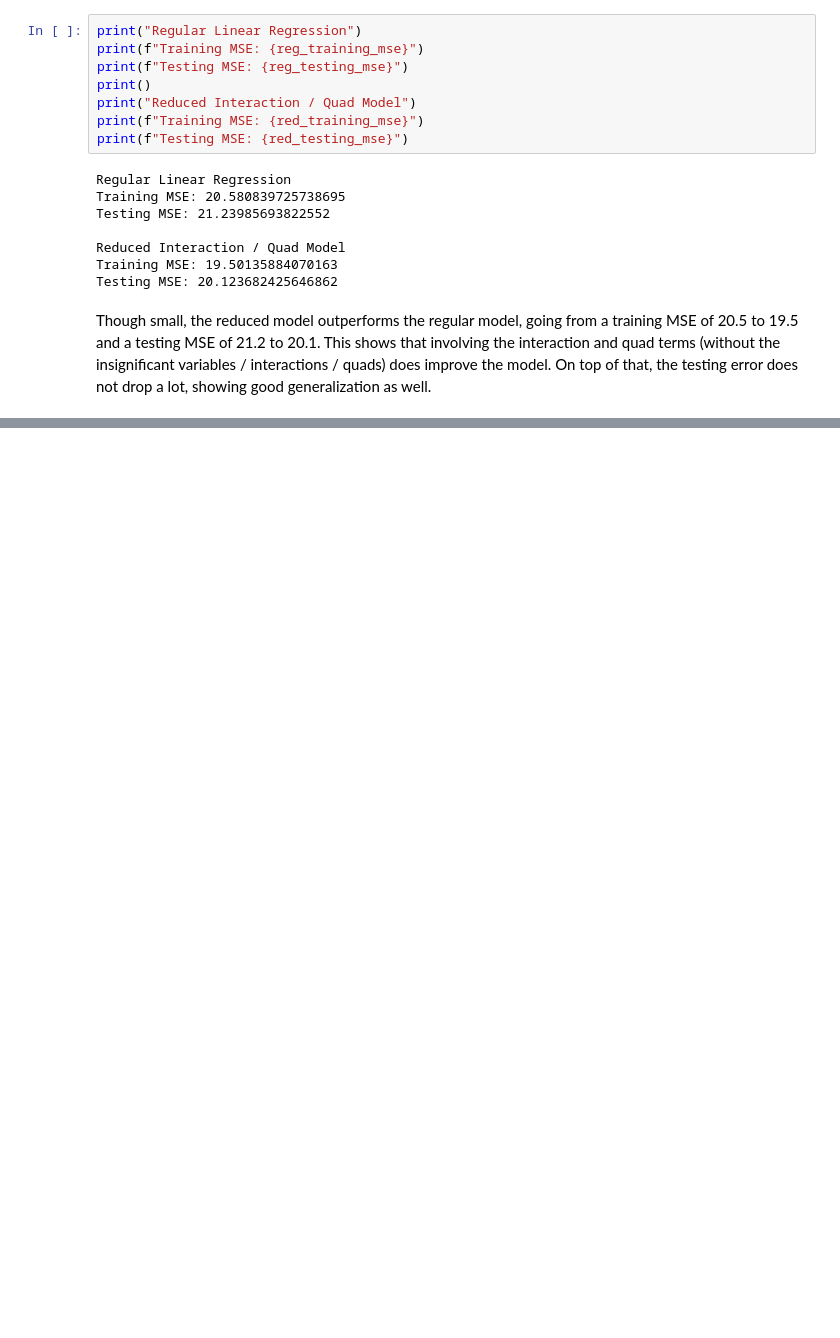
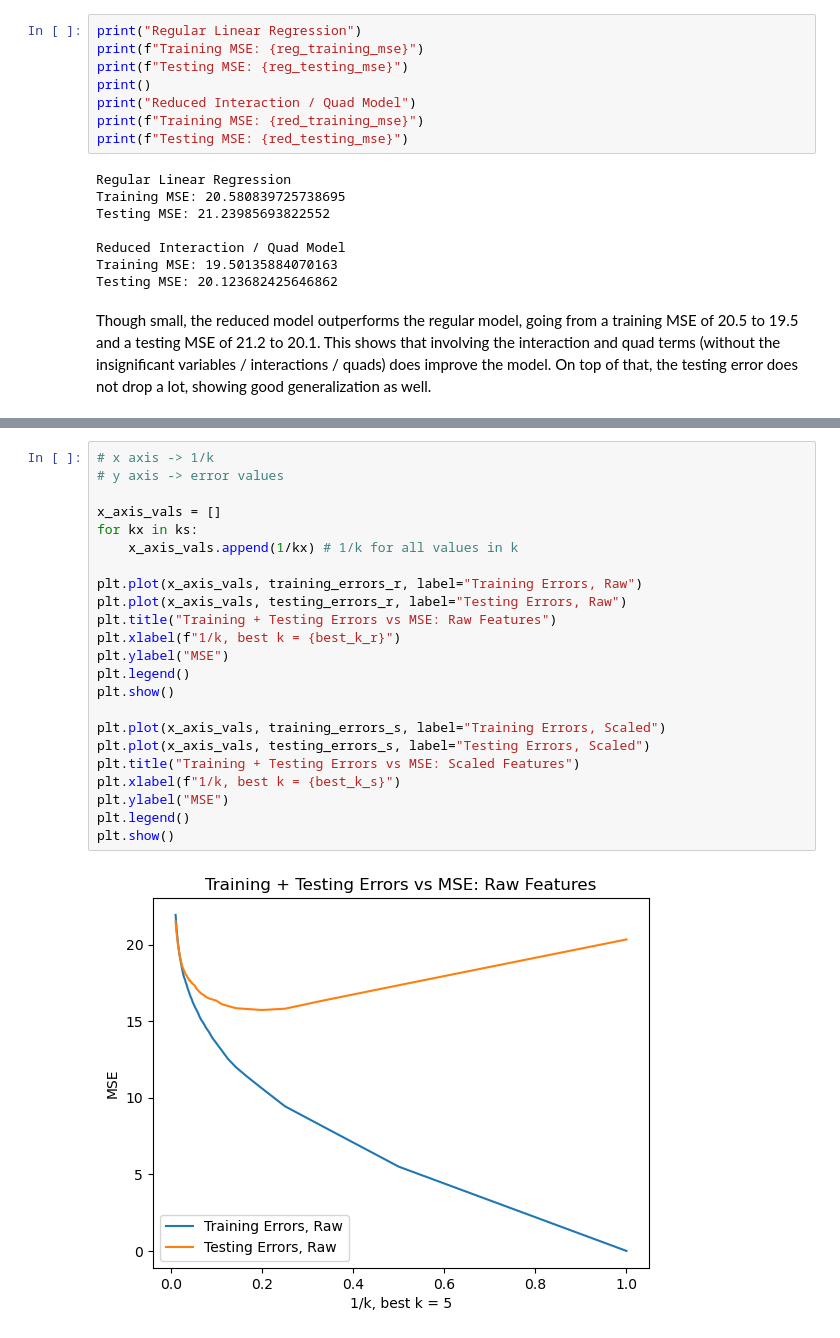
Before and after one commit to brynndafoe02/dsci552_summer2026, a Jupyter notebook: Dafoe_Brynn_HW2/notebook/Dafoe_Brynn_HW2.ipynb, the cells around one changed output, grey strips where cells are left out. Drawn from its saved outputs; the diff is of its cells as text; blank space fills up the shorter version.

```diff
--- a/Dafoe_Brynn_HW2/notebook/Dafoe_Brynn_HW2.ipynb
+++ b/Dafoe_Brynn_HW2/notebook/Dafoe_Brynn_HW2.ipynb
@@ -519,0 +582,25 @@ Though small, the reduced model outperforms the regular model, going from a trai
+# %%
+# x axis -> 1/k
+# y axis -> error values
+
+x_axis_vals = []
+for kx in ks:
+    x_axis_vals.append(1/kx) # 1/k for all values in k
+
+plt.plot(x_axis_vals, training_errors_r, label="Training Errors, Raw")
+plt.plot(x_axis_vals, testing_errors_r, label="Testing Errors, Raw")
+plt.title("Training + Testing Errors vs MSE: Raw Features")
+plt.xlabel(f"1/k, best k = {best_k_r}")
+plt.ylabel("MSE")
+plt.legend()
+plt.show()
+
+plt.plot(x_axis_vals, training_errors_s, label="Training Errors, Scaled")
+plt.plot(x_axis_vals, testing_errors_s, label="Testing Errors, Scaled")
+plt.title("Training + Testing Errors vs MSE: Scaled Features")
+plt.xlabel(f"1/k, best k = {best_k_s}")
+plt.ylabel("MSE")
+plt.legend()
+plt.show()
+# %% [output]
+[figure, added]
```
Also changed, not shown: parts of 8 cells of this notebook.
